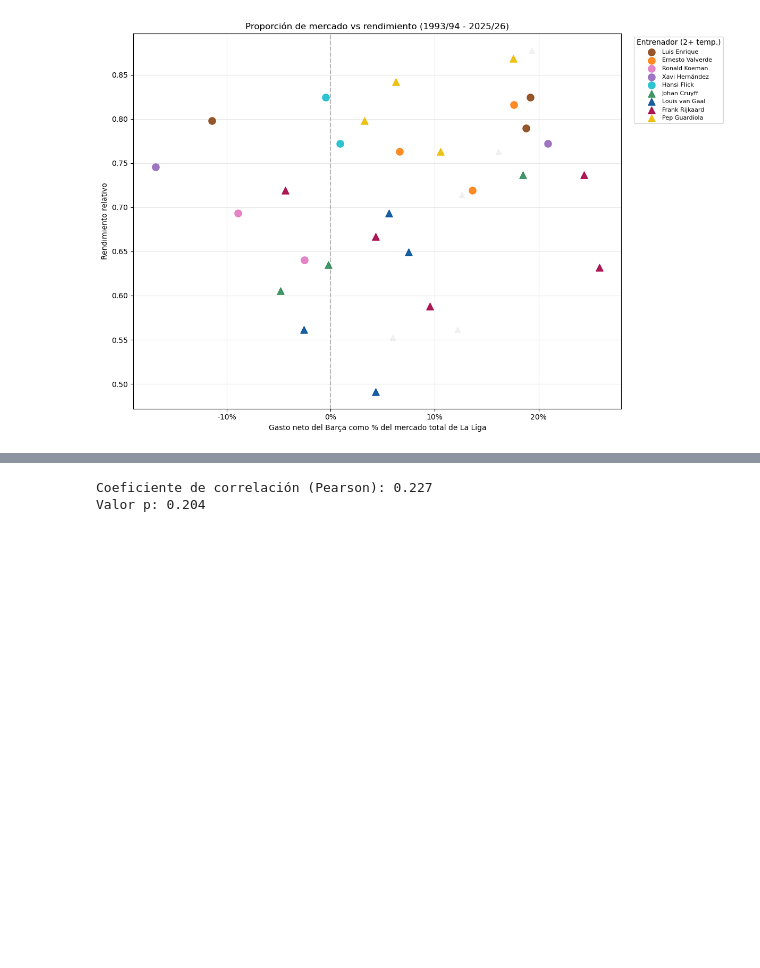
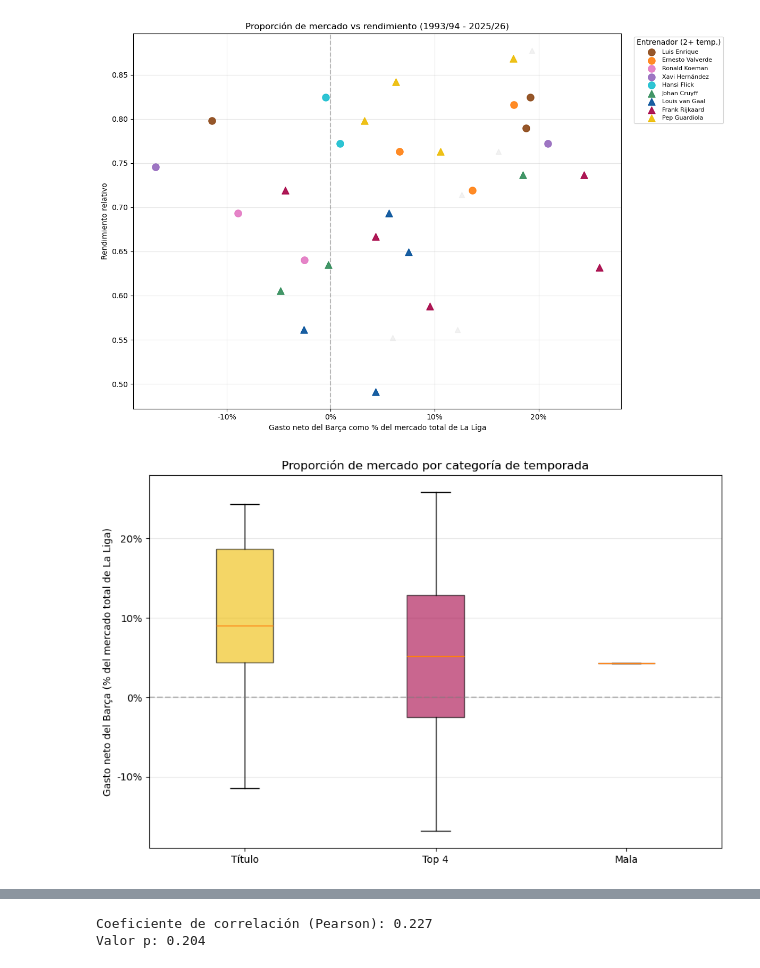
Before and after one commit to albertone448/always-barca, a Jupyter notebook: notebooks/02_analisis_rendimiento.ipynb, the cells around one changed output, grey strips where cells are left out. Cells and saved outputs as stored; diff of their text form; code cells hidden in the pictures; blank space fills up the shorter version.

```diff
--- a/notebooks/02_analisis_rendimiento.ipynb
+++ b/notebooks/02_analisis_rendimiento.ipynb
@@ -136,3 +136,24 @@ fig.savefig('../reports/figures/proporcion_mercado_vs_rendimiento.png', dpi=150,
 plt.show()
 # %% [output]
 [figure]
+# %%
+fig, ax = plt.subplots(figsize=(9, 6))
+
+datos_boxplot = [df_maestro[df_maestro['categoria_temporada'] == cat]['proporcion_mercado_barca'].dropna()
+                  for cat in ['Título', 'Top 4', 'Mala']]
+
+bp = ax.boxplot(datos_boxplot, labels=['Título', 'Top 4', 'Mala'], patch_artist=True)
+for patch, color in zip(bp['boxes'], ['#edbb00', '#a50044', '#888888']):
+    patch.set_facecolor(color)
+    patch.set_alpha(0.6)
+
+ax.axhline(0, color='gray', linestyle='--', alpha=0.5)
+ax.yaxis.set_major_formatter(FuncFormatter(lambda x, _: f'{x*100:.0f}%'))
+ax.set_ylabel('Gasto neto del Barça (% del mercado total de La Liga)')
+ax.set_title('Proporción de mercado por categoría de temporada')
+ax.grid(True, alpha=0.3, axis='y')
+plt.tight_layout()
+fig.savefig('../reports/figures/gasto_por_categoria.png', dpi=150, bbox_inches='tight')
+plt.show()
+# %% [output]
+[figure, added]
```
Also changed, not shown: parts of 4 cells of this notebook, 3 other files.
